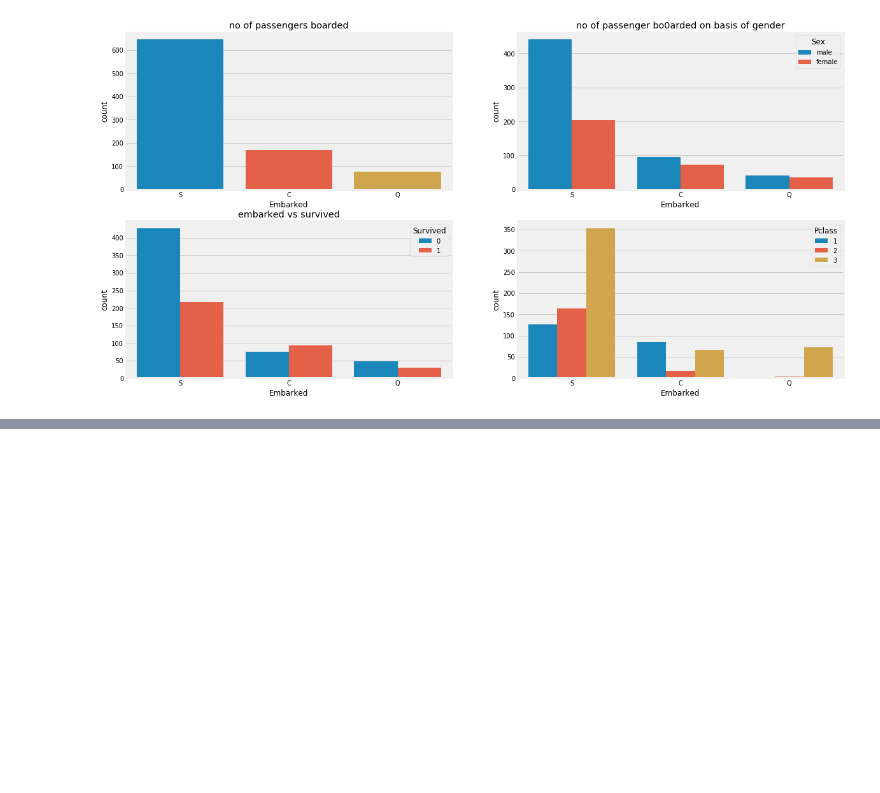
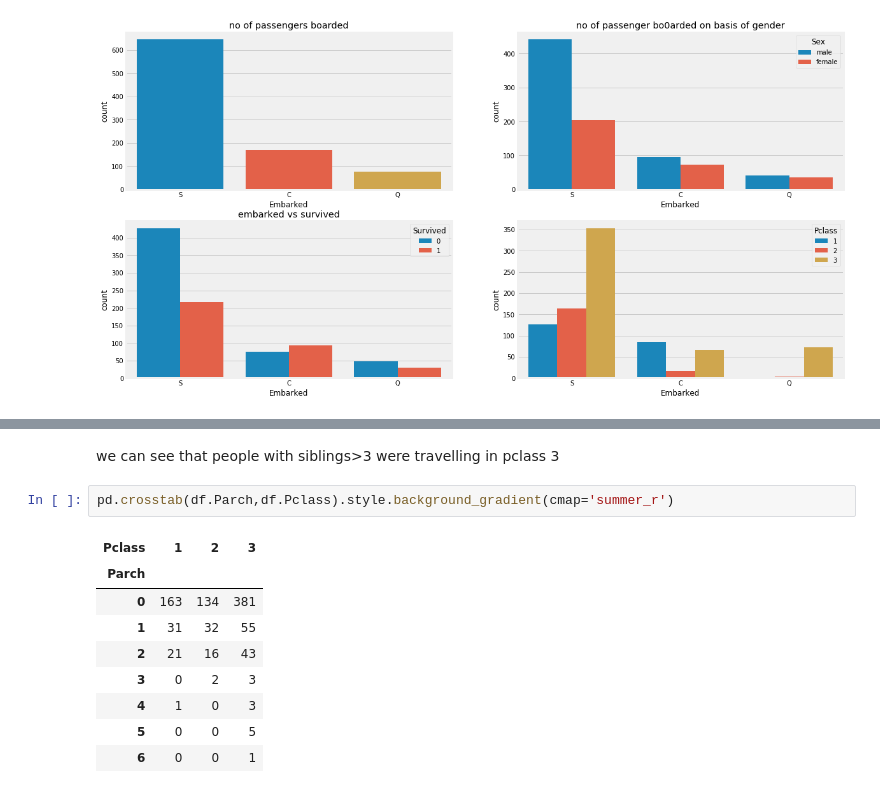
Before and after one commit to Ramitphi/kaggle-titanic-survived-analysis, a Jupyter notebook: titanic_cont.ipynb, the cells around one changed output, grey strips where cells are left out. Cells and saved outputs as stored; diff of their text form; blank space fills up the shorter version.

```diff
--- a/titanic_cont.ipynb
+++ b/titanic_cont.ipynb
@@ -127,0 +174,14 @@ sns.countplot('Embarked',hue='Pclass',ax=ax[1,1],data=df)
+# %% [markdown]
+we can see that people with siblings>3 were travelling in pclass 3
+# %%
+pd.crosstab(df.Parch,df.Pclass).style.background_gradient(cmap='summer_r')
+# %% [output]
+| Pclass | 1 | 2 | 3 |
+| Parch |  |  |  |
+| 0 | 163 | 134 | 381 |
+| 1 | 31 | 32 | 55 |
+| 2 | 21 | 16 | 43 |
+| 3 | 0 | 2 | 3 |
+| 4 | 1 | 0 | 3 |
+| 5 | 0 | 0 | 5 |
+| 6 | 0 | 0 | 1 |
```
Also changed, not shown: parts of 10 cells of this notebook.
